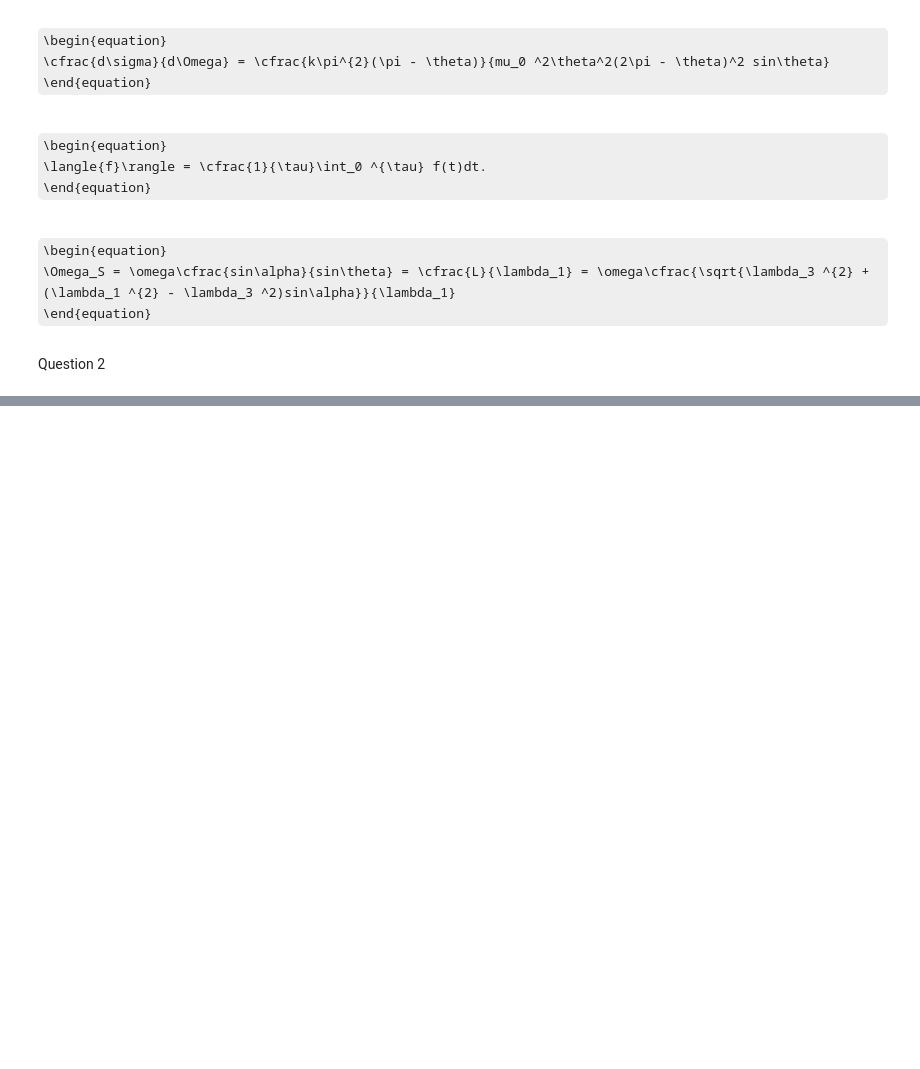
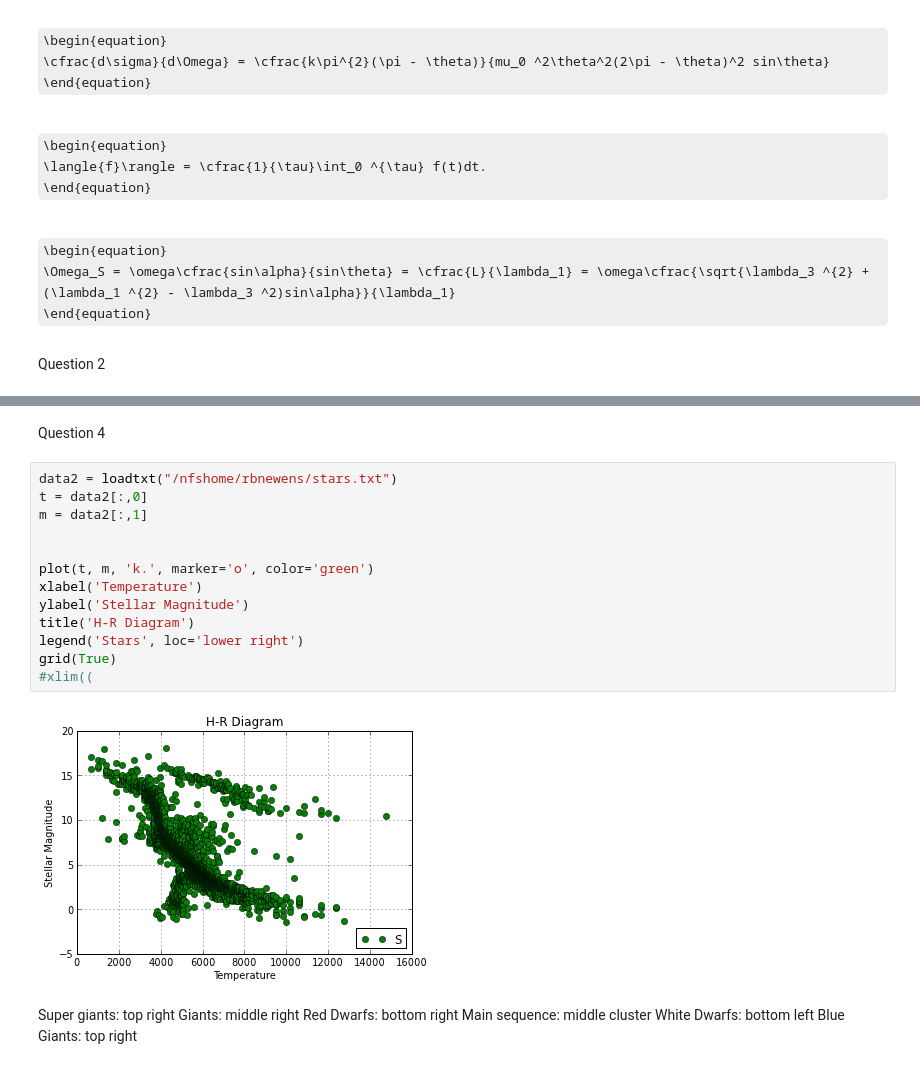
Before and after one commit to Rbnewens/PHYS202-S13, a Jupyter notebook: Week3/GraphicsEx2.ipynb, the cells around one changed output, grey strips where cells are left out. Cells and saved outputs as stored; diff of their text form; some formulas as TeX source; blank space fills up the shorter version.

```diff
--- a/Week3/GraphicsEx2.ipynb
+++ b/Week3/GraphicsEx2.ipynb
@@ -39,0 +107,24 @@ grid(True)
+# %% [markdown]
+Question 4
+# %%
+data2 = loadtxt("/nfshome/rbnewens/stars.txt")
+t = data2[:,0]
+m = data2[:,1]
+
+
+plot(t, m, 'k.', marker='o', color='green')
+xlabel('Temperature')
+ylabel('Stellar Magnitude')
+title('H-R Diagram')
+legend('Stars', loc='lower right')
+grid(True)
+#xlim((
+# %% [output]
+[figure, added]
+# %% [markdown]
+Super giants: top right
+Giants: middle right
+Red Dwarfs: bottom right
+Main sequence: middle cluster
+White Dwarfs: bottom left
+Blue Giants: top right
```
Also changed, not shown: parts of 8 cells of this notebook, 5 other files.
